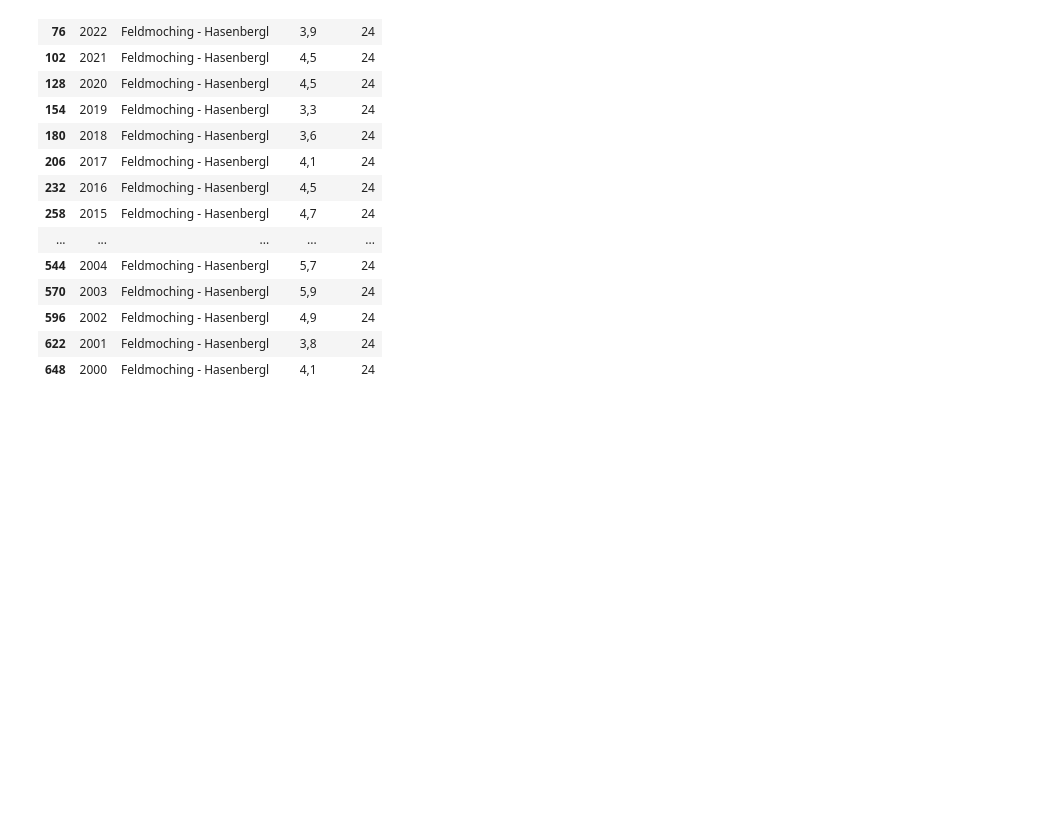
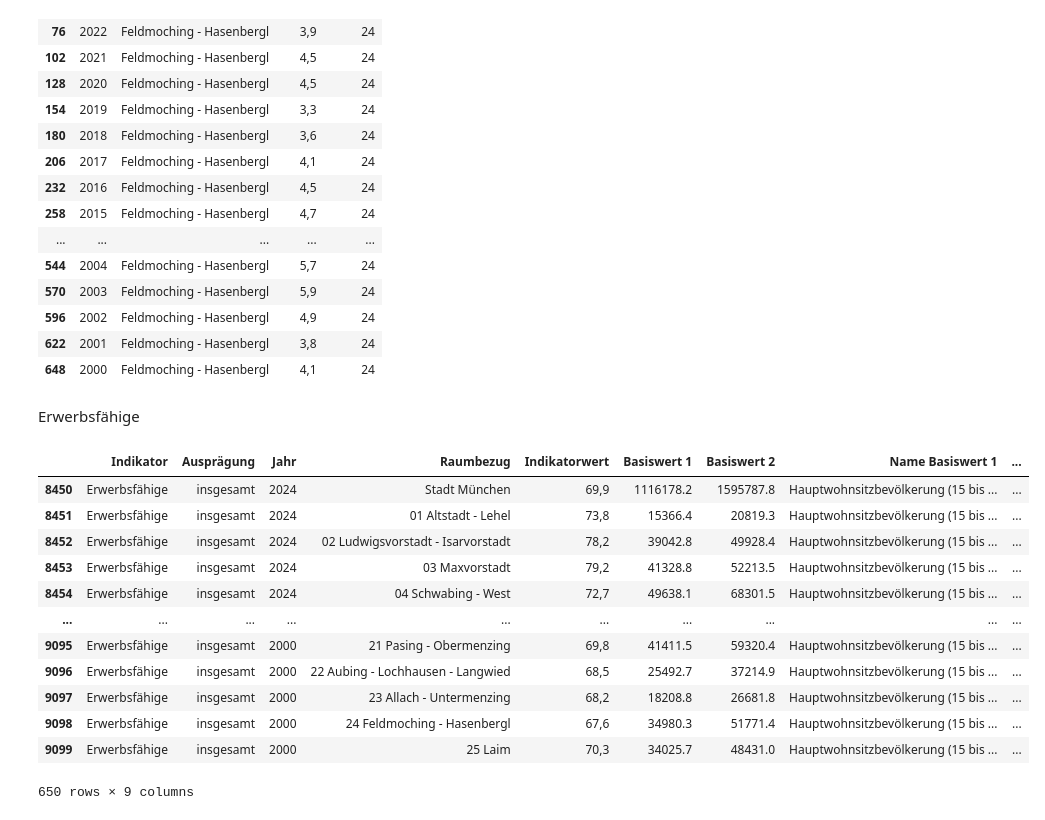
Before and after one commit to AhmedElsherif04/SolarPanelMunich, a Jupyter notebook: data/CSV_data/Unemployment/unemployment.ipynb, the cells around one changed output. Cells and saved outputs as stored; diff of their text form; code cells hidden in the pictures; blank space fills up the shorter version.

```diff
--- a/CSV_data/Unemployment/unemployment.ipynb
+++ b/data/CSV_data/Unemployment/unemployment.ipynb
@@ -181,3 +181,5 @@ df_unemployed_total[df_unemployed_total["District"] == "24"]
 | 596 | 2002 | Feldmoching - Hasenbergl | 4,9 | 24 |
 | 622 | 2001 | Feldmoching - Hasenbergl | 3,8 | 24 |
 | 648 | 2000 | Feldmoching - Hasenbergl | 4,1 | 24 |
+# %% [markdown]
+Erwerbsfähige
@@ -183,0 +188,16 @@ df_unemployed_total[df_unemployed_total["District"] == "24"]
+# %%
+df_unemployed_total
+# %% [output]
+|  | Indikator | Ausprägung | Jahr | Raumbezug | Indikatorwert | Basiswert 1 | Basiswert 2 | Name Basiswert 1 | ... |
+| 8450 | Erwerbsfähige | insgesamt | 2024 | Stadt München | 69,9 | 1116178.2 | 1595787.8 | Hauptwohnsitzbevölkerung (15 bis ... | ... |
+| 8451 | Erwerbsfähige | insgesamt | 2024 | 01 Altstadt - Lehel | 73,8 | 15366.4 | 20819.3 | Hauptwohnsitzbevölkerung (15 bis ... | ... |
+| 8452 | Erwerbsfähige | insgesamt | 2024 | 02 Ludwigsvorstadt - Isarvorstadt | 78,2 | 39042.8 | 49928.4 | Hauptwohnsitzbevölkerung (15 bis ... | ... |
+| 8453 | Erwerbsfähige | insgesamt | 2024 | 03 Maxvorstadt | 79,2 | 41328.8 | 52213.5 | Hauptwohnsitzbevölkerung (15 bis ... | ... |
+| 8454 | Erwerbsfähige | insgesamt | 2024 | 04 Schwabing - West | 72,7 | 49638.1 | 68301.5 | Hauptwohnsitzbevölkerung (15 bis ... | ... |
+| ... | ... | ... | ... | ... | ... | ... | ... | ... | ... |
+| 9095 | Erwerbsfähige | insgesamt | 2000 | 21 Pasing - Obermenzing | 69,8 | 41411.5 | 59320.4 | Hauptwohnsitzbevölkerung (15 bis ... | ... |
+| 9096 | Erwerbsfähige | insgesamt | 2000 | 22 Aubing - Lochhausen - Langwied | 68,5 | 25492.7 | 37214.9 | Hauptwohnsitzbevölkerung (15 bis ... | ... |
+| 9097 | Erwerbsfähige | insgesamt | 2000 | 23 Allach - Untermenzing | 68,2 | 18208.8 | 26681.8 | Hauptwohnsitzbevölkerung (15 bis ... | ... |
+| 9098 | Erwerbsfähige | insgesamt | 2000 | 24 Feldmoching - Hasenbergl | 67,6 | 34980.3 | 51771.4 | Hauptwohnsitzbevölkerung (15 bis ... | ... |
+| 9099 | Erwerbsfähige | insgesamt | 2000 | 25 Laim | 70,3 | 34025.7 | 48431.0 | Hauptwohnsitzbevölkerung (15 bis ... | ... |
+650 rows × 9 columns
```
Also changed, not shown: parts of 6 cells of this notebook, 46 other files.
